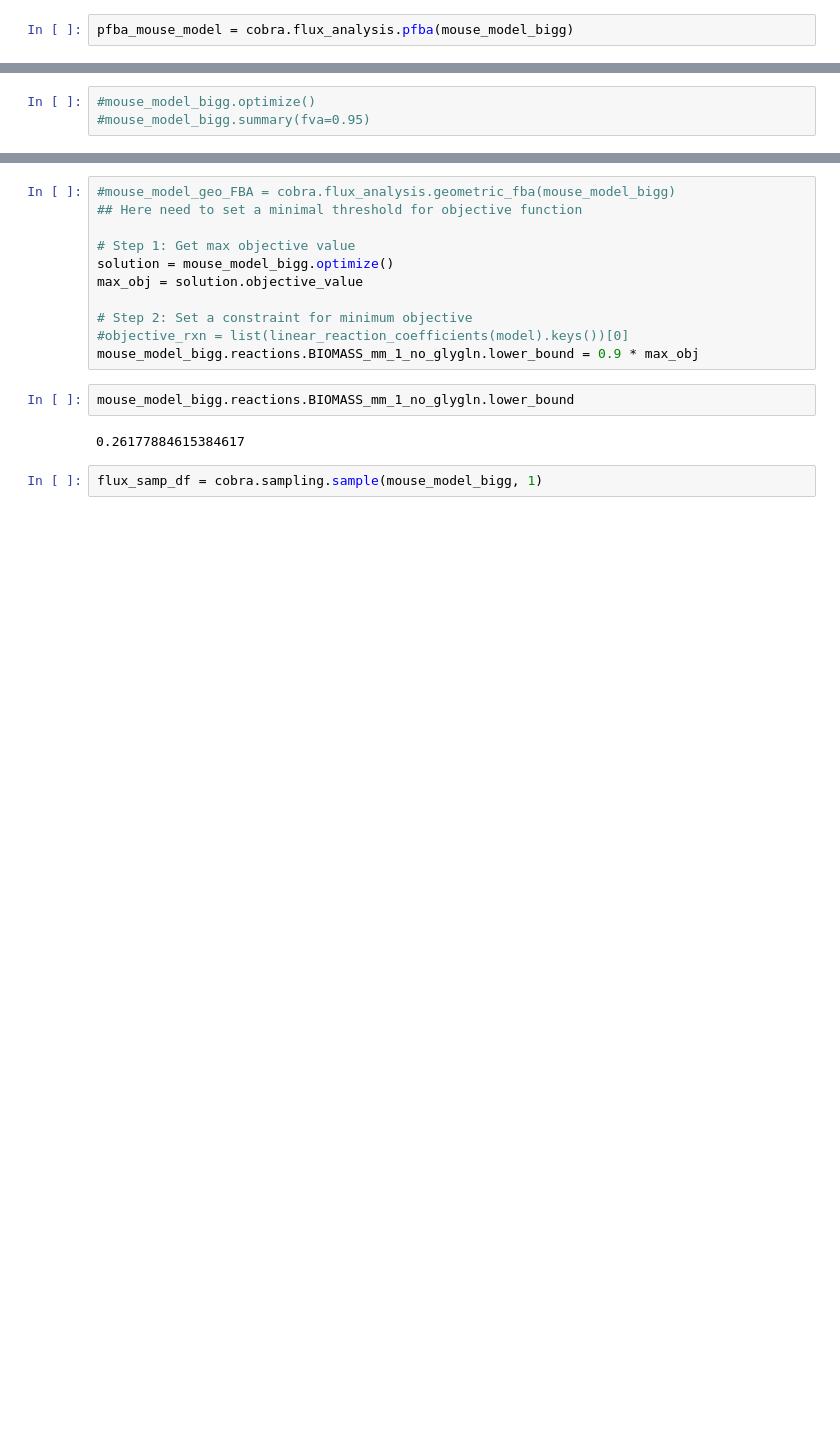
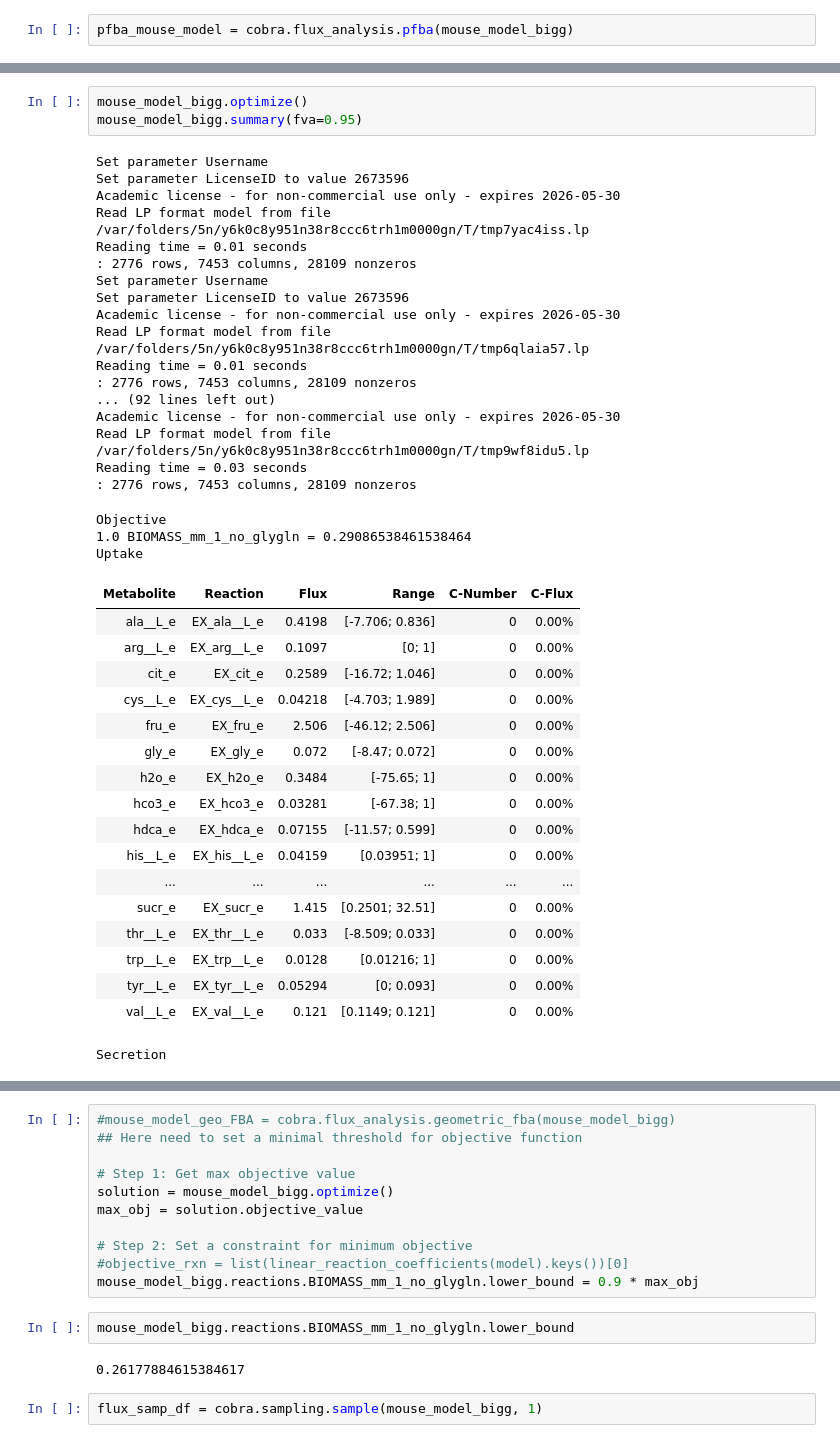
Before and after one commit to haydengallo/glv_dfba, a Jupyter notebook: testing_mouse_GEM.ipynb, the cells around one changed output, grey strips where cells are left out. Saved outputs shown, nothing was run; the diff lists cells and outputs as text; blank space fills up the shorter version.

```diff
--- a/testing_mouse_GEM.ipynb
+++ b/testing_mouse_GEM.ipynb
@@ -708,3 +732,42 @@ temp_pfba_df[temp_pfba_df['fluxes'] != 0.0]
 # %%
-#mouse_model_bigg.optimize()
-#mouse_model_bigg.summary(fva=0.95)
+mouse_model_bigg.optimize()
+mouse_model_bigg.summary(fva=0.95)
+# %% [output]
+Set parameter Username
+Set parameter LicenseID to value 2673596
+Academic license - for non-commercial use only - expires 2026-05-30
+Read LP format model from file /var/folders/5n/y6k0c8y951n38r8ccc6trh1m0000gn/T/tmp7yac4iss.lp
+Reading time = 0.01 seconds
+: 2776 rows, 7453 columns, 28109 nonzeros
+Set parameter Username
+Set parameter LicenseID to value 2673596
+Academic license - for non-commercial use only - expires 2026-05-30
+Read LP format model from file /var/folders/5n/y6k0c8y951n38r8ccc6trh1m0000gn/T/tmp6qlaia57.lp
+Reading time = 0.01 seconds
+: 2776 rows, 7453 columns, 28109 nonzeros
+... (92 lines left out)
+Academic license - for non-commercial use only - expires 2026-05-30
+Read LP format model from file /var/folders/5n/y6k0c8y951n38r8ccc6trh1m0000gn/T/tmp9wf8idu5.lp
+Reading time = 0.03 seconds
+: 2776 rows, 7453 columns, 28109 nonzeros
+Objective
+1.0 BIOMASS_mm_1_no_glygln = 0.29086538461538464
+Uptake
+| Metabolite | Reaction | Flux | Range | C-Number | C-Flux |
+| ala__L_e | EX_ala__L_e | 0.4198 | [-7.706; 0.836] | 0 | 0.00% |
+| arg__L_e | EX_arg__L_e | 0.1097 | [0; 1] | 0 | 0.00% |
+| cit_e | EX_cit_e | 0.2589 | [-16.72; 1.046] | 0 | 0.00% |
+| cys__L_e | EX_cys__L_e | 0.04218 | [-4.703; 1.989] | 0 | 0.00% |
+| fru_e | EX_fru_e | 2.506 | [-46.12; 2.506] | 0 | 0.00% |
+| gly_e | EX_gly_e | 0.072 | [-8.47; 0.072] | 0 | 0.00% |
+| h2o_e | EX_h2o_e | 0.3484 | [-75.65; 1] | 0 | 0.00% |
+| hco3_e | EX_hco3_e | 0.03281 | [-67.38; 1] | 0 | 0.00% |
+| hdca_e | EX_hdca_e | 0.07155 | [-11.57; 0.599] | 0 | 0.00% |
+| his__L_e | EX_his__L_e | 0.04159 | [0.03951; 1] | 0 | 0.00% |
+| ... | ... | ... | ... | ... | ... |
+| sucr_e | EX_sucr_e | 1.415 | [0.2501; 32.51] | 0 | 0.00% |
+| thr__L_e | EX_thr__L_e | 0.033 | [-8.509; 0.033] | 0 | 0.00% |
+| trp__L_e | EX_trp__L_e | 0.0128 | [0.01216; 1] | 0 | 0.00% |
+| tyr__L_e | EX_tyr__L_e | 0.05294 | [0; 0.093] | 0 | 0.00% |
+| val__L_e | EX_val__L_e | 0.121 | [0.1149; 0.121] | 0 | 0.00% |
+Secretion
```
Also changed, not shown: parts of 14 cells of this notebook, 5 other files.
